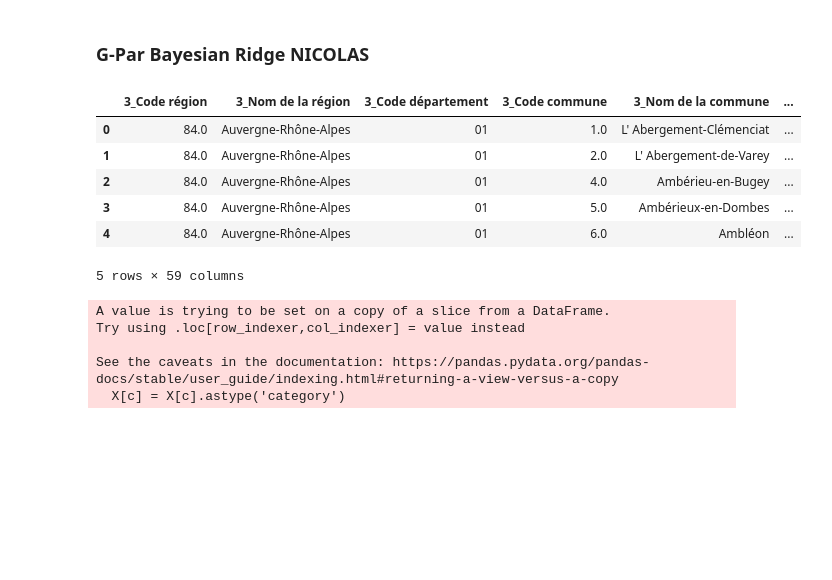
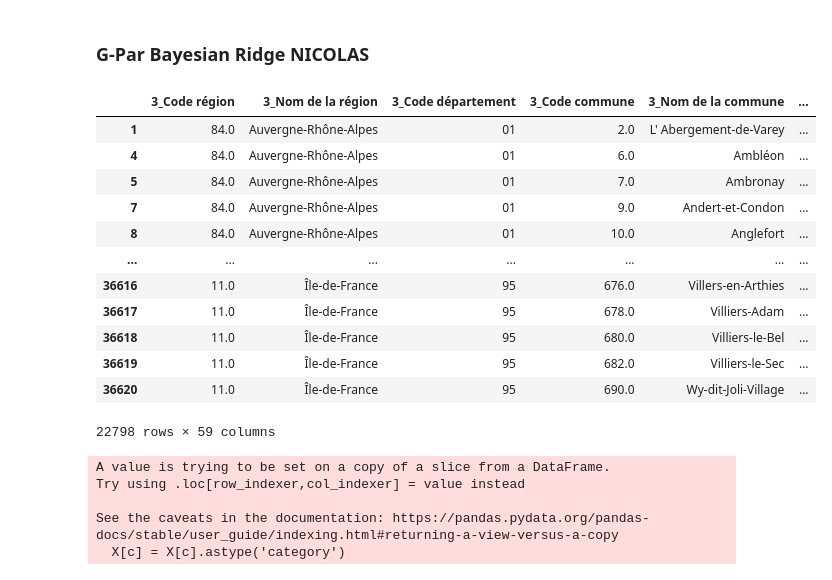
Before and after one commit to FilRougeMobilite/Mobilite, a Jupyter notebook: Analyse_tables_traitees.ipynb, the cells around one changed output. Drawn from its saved outputs; the diff is of its cells as text; code cells hidden in the pictures; blank space fills up the shorter version.

```diff
--- a/Analyse_tables_traitees.ipynb
+++ b/Analyse_tables_traitees.ipynb
@@ -330,0 +337,4 @@ df_analyse.sort_values(by='Nb_manquant',ascending=False)
+# %%
+np.random.seed(97)
+index_to_remove = np.random.randint(0,len(df)+1, size=6000)
+df_train = df.drop(index_to_remove)
@@ -843,18 +920,24 @@ from sklearn.linear_model import LinearRegression, Lasso, LassoCV
 from sklearn.metrics import mean_squared_error, r2_score
 # %%
 # Sélection des caractéristiques
-features = ['4_Département','3_Population municipale','5_PrixMoyen_M2', '3_Densité_hab_par_km2', '3_Superficie de la commune', '4_Altitude Moyenne','4_lat','4_lon']
+features = ['4_Département','3_Population municipale', '3_Densité_hab_par_km2', '3_Superficie de la commune', '4_Altitude Moyenne','4_lat','4_lon']
 # %%
-df_ridge = df[df[features].notna().all(axis=1)]
-df_ridge.head()
+df_ridge = df_train[df_train[features].notna().all(axis=1) & df_ridge['5_PrixMoyen_M2'].notna()]
+df_ridge
 # %% [output]
 |  | 3_Code région | 3_Nom de la région | 3_Code département | 3_Code commune | 3_Nom de la commune | ... |
-| 0 | 84.0 | Auvergne-Rhône-Alpes | 01 | 1.0 | L' Abergement-Clémenciat | ... |
 | 1 | 84.0 | Auvergne-Rhône-Alpes | 01 | 2.0 | L' Abergement-de-Varey | ... |
-| 2 | 84.0 | Auvergne-Rhône-Alpes | 01 | 4.0 | Ambérieu-en-Bugey | ... |
-| 3 | 84.0 | Auvergne-Rhône-Alpes | 01 | 5.0 | Ambérieux-en-Dombes | ... |
 | 4 | 84.0 | Auvergne-Rhône-Alpes | 01 | 6.0 | Ambléon | ... |
+| 5 | 84.0 | Auvergne-Rhône-Alpes | 01 | 7.0 | Ambronay | ... |
+| 7 | 84.0 | Auvergne-Rhône-Alpes | 01 | 9.0 | Andert-et-Condon | ... |
+| 8 | 84.0 | Auvergne-Rhône-Alpes | 01 | 10.0 | Anglefort | ... |
+| ... | ... | ... | ... | ... | ... | ... |
+| 36616 | 11.0 | Île-de-France | 95 | 676.0 | Villers-en-Arthies | ... |
+| 36617 | 11.0 | Île-de-France | 95 | 678.0 | Villiers-Adam | ... |
+| 36618 | 11.0 | Île-de-France | 95 | 680.0 | Villiers-le-Bel | ... |
+| 36619 | 11.0 | Île-de-France | 95 | 682.0 | Villiers-le-Sec | ... |
+| 36620 | 11.0 | Île-de-France | 95 | 690.0 | Wy-dit-Joli-Village | ... |
-5 rows × 59 columns
+22798 rows × 59 columns
 # %%
 y = df_ridge['5_PrixMoyen_M2']
 X = df_ridge[['4_Département','3_Population municipale', '3_Densité_hab_par_km2', '3_Superficie de la commune',
```
Also changed, not shown: parts of 21 cells of this notebook.
